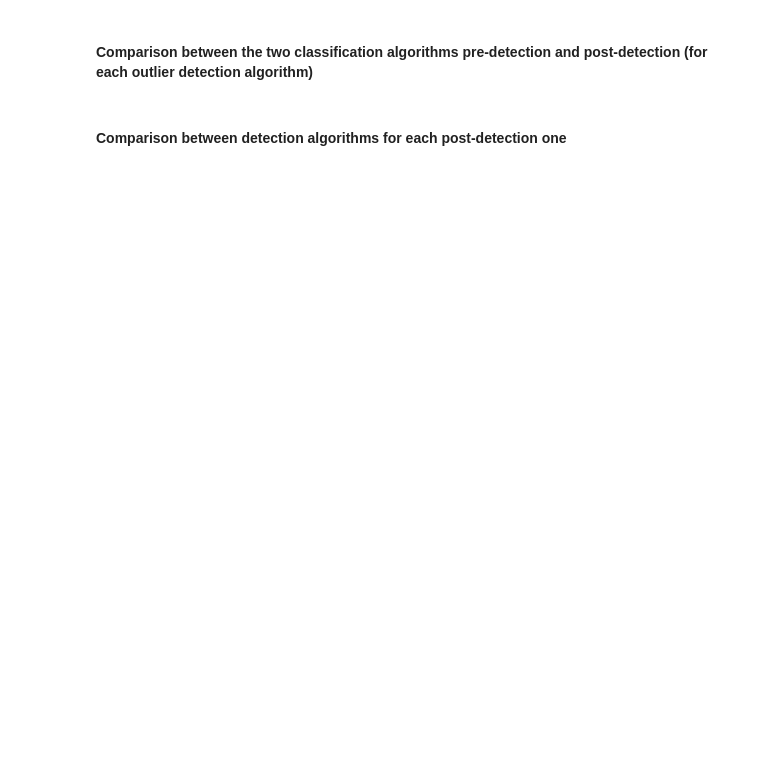
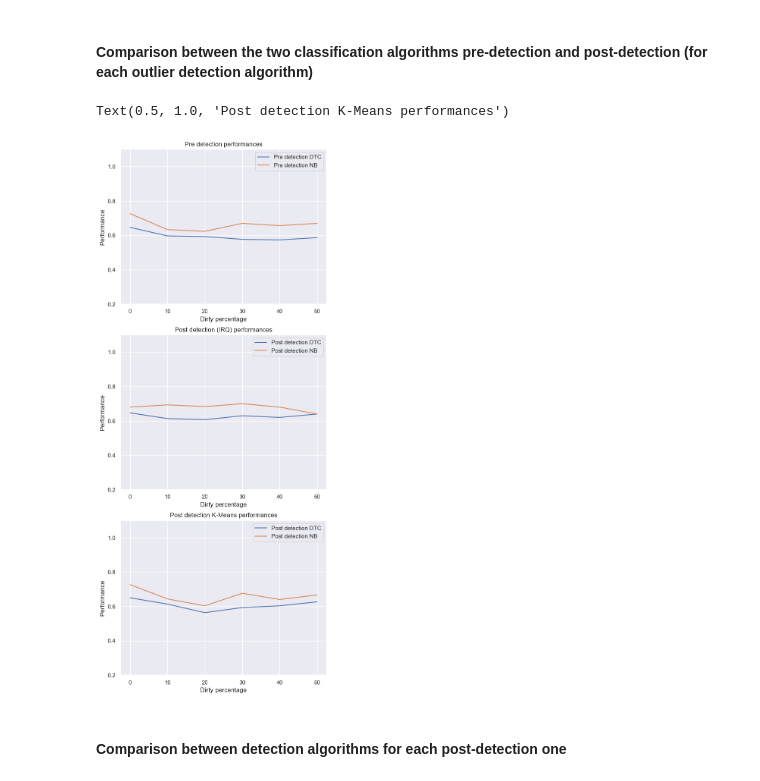
Before and after one commit to matteovisotto/DQ-SangiVisotto, a Jupyter notebook: DQ-German.ipynb, the cells around one changed output. Cells and saved outputs as stored; diff of their text form; code cells hidden in the pictures; blank space fills up the shorter version.

```diff
--- a/DQ-German.ipynb
+++ b/DQ-German.ipynb
@@ -290,27 +346,30 @@ fig.tight_layout()
 # %%
 sns.set()
 fig, axes = plt.subplots(3, 1, sharex=False, figsize=(7,18))
 
 sns.lineplot(ax=axes[0], x='dirty', y='DTc_pre', data=plotDF)
 sns.lineplot(ax=axes[0], x='dirty', y='NB_pre', data=plotDF)
 axes[0].legend(['Pre detection DTC', 'Pre detection NB'])
 axes[0].set(xlabel='Dirty percentage', ylabel='Performance')
 axes[0].set_ylim(0.2,1.1)
 axes[0].set_title('Pre detection performances')
 
-sns.lineplot(ax=axes[1], x='dirty', y='DTc_zs_post', data=plotDF)
-sns.lineplot(ax=axes[1], x='dirty', y='NB_zs_post', data=plotDF)
+sns.lineplot(ax=axes[1], x='dirty', y='DTc_irq_post', data=plotDF)
+sns.lineplot(ax=axes[1], x='dirty', y='NB_irq_post', data=plotDF)
 axes[1].legend(['Post detection DTC', 'Post detection NB'])
 axes[1].set(xlabel='Dirty percentage', ylabel='Performance')
 axes[1].set_ylim(0.2,1.1)
-axes[1].set_title('Post detection (ZS) performances')
+axes[1].set_title('Post detection (IRQ) performances')
 
 sns.lineplot(ax=axes[2], x='dirty', y='DTc_km_post', data=plotDF)
 sns.lineplot(ax=axes[2], x='dirty', y='NB_km_post', data=plotDF)
 axes[2].legend(['Post detection DTC', 'Post detection NB'])
 axes[2].set(xlabel='Dirty percentage', ylabel='Performance')
 axes[2].set_ylim(0.2,1.1)
 axes[2].set_title('Post detection K-Means performances')
+# %% [output]
+Text(0.5, 1.0, 'Post detection K-Means performances')
+[figure, added]
 # %% [markdown]
 #### Comparison between detection algorithms for each post-detection one
 # %%
```
Also changed, not shown: parts of 15 cells of this notebook.
